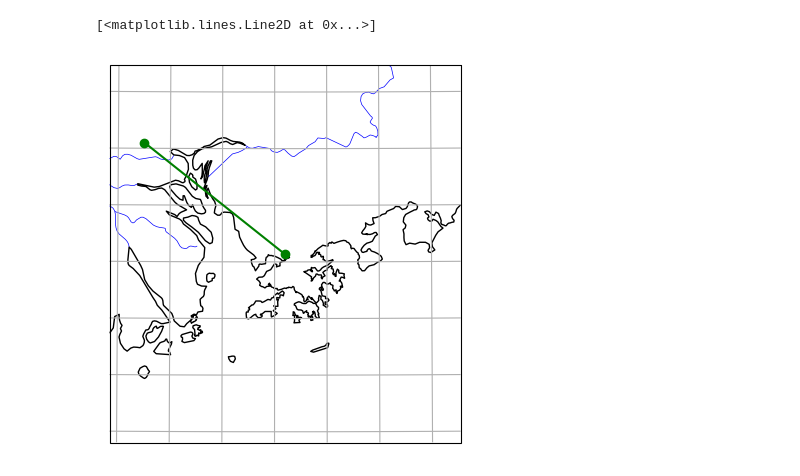
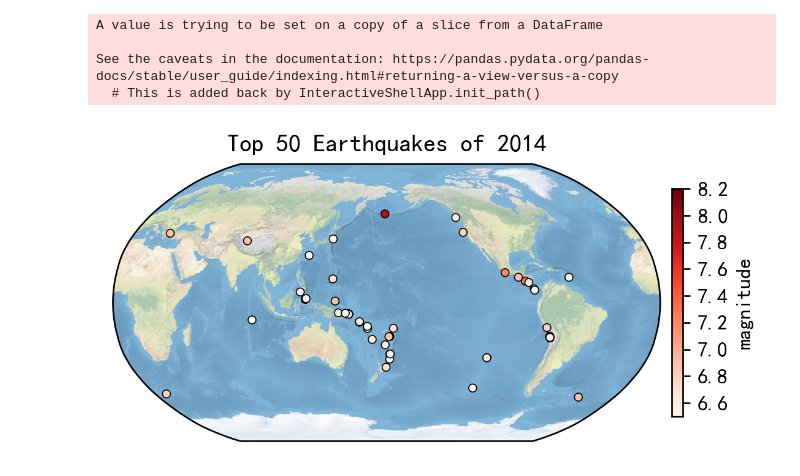
Before and after one commit to kedaobilianxu/ESE5023_Assignments_12132834, a Jupyter notebook: PS4/PS4.ipynb, the cells around one changed output. Saved outputs shown, nothing was run; the diff lists cells and outputs as text; code cells hidden in the pictures.

```diff
--- a/PS4/PS4.ipynb
+++ b/PS4/PS4.ipynb
@@ -224,38 +1,35 @@ ax.gridlines()
-# %%
-# Create some test data
-Shenzhen = dict(lon=114.06, lat=22.54)
-Guangzhou = dict(lon=113.25, lat=23.13)
-lons = [Shenzhen['lon'], Guangzhou['lon']]
-lats = [Shenzhen['lat'], Guangzhou['lat']]
-
-# Now use higher-resolution features
-rivers_10m = cfeature.NaturalEarthFeature('physical', 'rivers_lake_centerlines', '10m')
-
-# Create and define the size of a figure object
-plt.figure(figsize=(5,5), dpi=100)
-
-# Set Orthographic projection style
-central_lon, central_lat = 114.06, 22.54 # Shenzhen
-proj = ccrs.Orthographic(central_lon, central_lat)
-
-# Create an axes with Orthographic projection style
-ax = plt.axes(projection=proj)
-
-# Set a region and plot
-extent = [central_lon-1, central_lon+1, central_lat-1, central_lat+1]
-ax.set_extent(extent)
-
-# Add features to axes using cartopy.feature (cfeature)
-ax.add_feature(cfeature.LAKES, edgecolor='blue', facecolor='blue', zorder=2)
-ax.add_feature(rivers_10m, facecolor='None', edgecolor='blue', linewidth=0.5)
-
-# Add features to axes using coastlines method
-ax.coastlines(resolution='10m')
-ax.gridlines()
-
-# Add two points
-ax.plot(lons, lats, 'go-', transform=ccrs.PlateCarree())
-# %% [output]
-[<matplotlib.lines.Line2D at 0x...>]
-[figure, removed]
+# %%
+import numpy as np
+import xarray as xr
+import pandas as pd
+import matplotlib.pyplot as plt
+import matplotlib.ticker as mticker
+import cartopy.crs as ccrs
+import cartopy.feature as cfeature
+%matplotlib inline
+Sig_Eqs = pd.read_csv('usgs_earthquakes.csv')
+Eqs_location_mag = Sig_Eqs[['latitude','longitude','mag']]
+Eqs_location_mag.sort_values(by = 'mag',axis =0,ascending=False,inplace=True)
+Eqs_location_mag_top50 = Eqs_location_mag[:54] #选前50个，但是第51个到54个都是和第五十个一样mag为6.5,所以都算在前50了，否则图会比题目给的少几个点
+Eqs_location_mag_top50
+lat = Eqs_location_mag_top50['latitude'].values
+lon = Eqs_location_mag_top50['longitude'].values
+mag = Eqs_location_mag_top50['mag'].values
+Eqs_location_mag_top50 = Eqs_location_mag_top50.reset_index(drop=True)
+max_mag = Eqs_location_mag_top50['mag'][0]
+min_mag = Eqs_location_mag_top50['mag'][53]
+plt.figure(figsize=(5,5), dpi=240)
+ax = plt.axes(projection=ccrs.Robinson(central_longitude=180))
+ax.stock_img()
+ax.scatter(lon,lat,c=mag ,transform=ccrs.PlateCarree(),vmin= min_mag, vmax= max_mag , cmap='Reds',
+           marker='o',edgecolors='k',s=15, linewidths=0.5)
+cb=ax.figure.colorbar(ax.collections[0],fraction=0.02, pad=0.02,label = 'magnitude') #显示colorbar
+ax.set_title('Top 50 Earthquakes of 2014')
+plt.show()
+# %% [output]
+A value is trying to be set on a copy of a slice from a DataFrame
+
+See the caveats in the documentation: https://pandas.pydata.org/pandas-docs/stable/user_guide/indexing.html#returning-a-view-versus-a-copy
+  # This is added back by InteractiveShellApp.init_path()
+[figure, added]
 # %%
```
Also changed, not shown: parts of 11 cells of this notebook.
